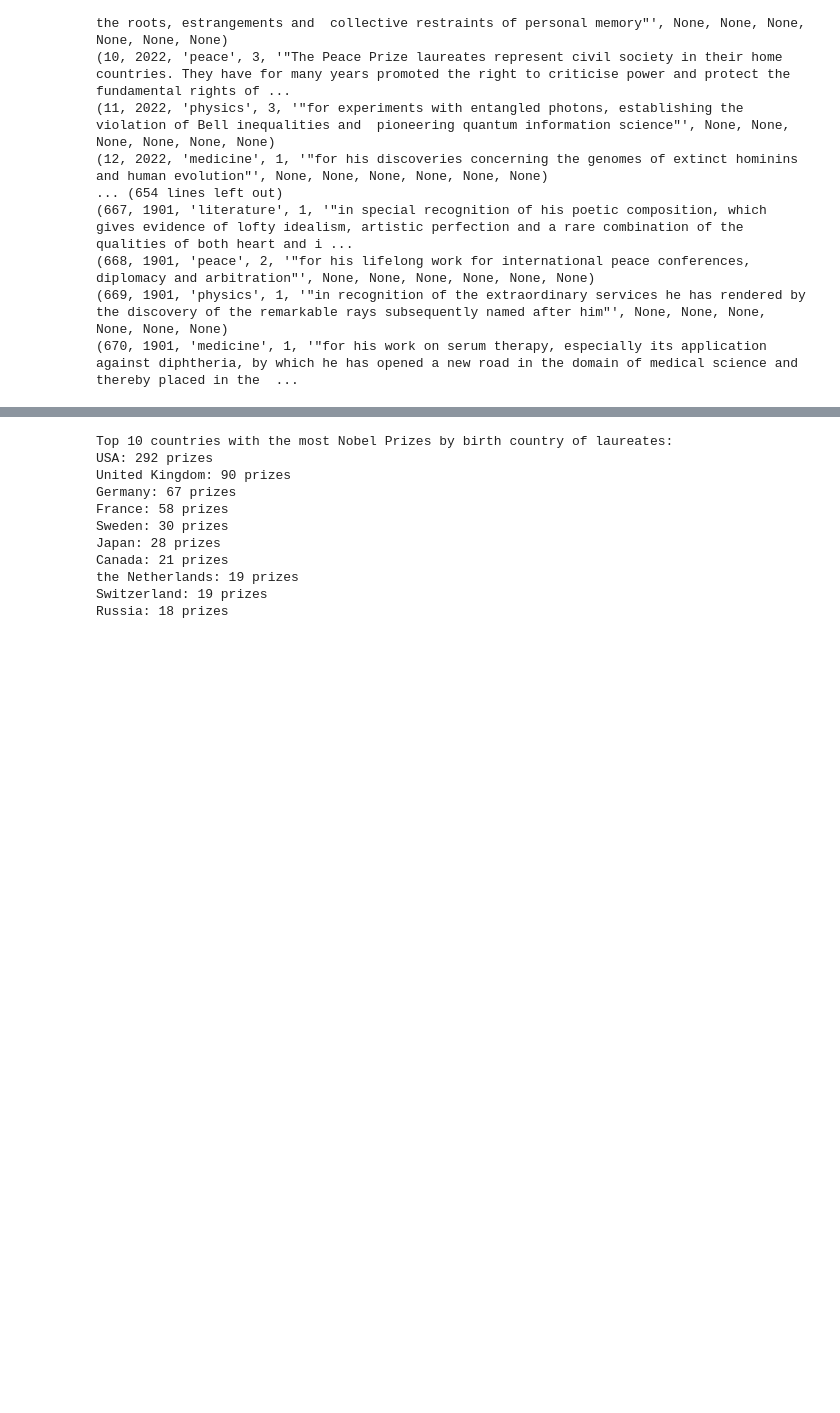
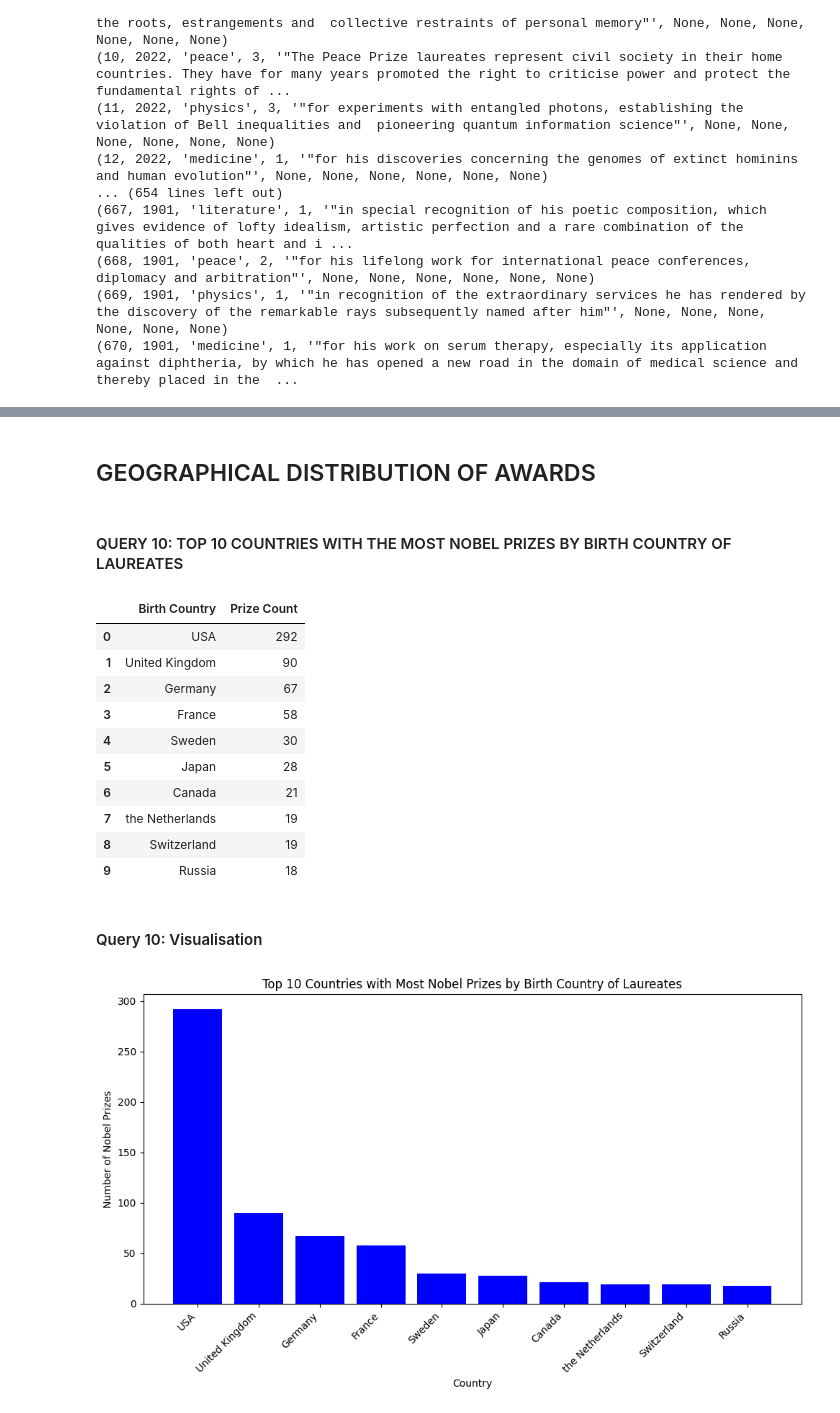
Before and after one commit to anbunambi3108/EMSE6586-FinalProject, a Jupyter notebook: Final Project - SQLite.ipynb, the cells around one changed output, grey strips where cells are left out. Cells and saved outputs as stored; diff of their text form; code cells hidden in the pictures; blank space fills up the shorter version.

```diff
--- a/Final Project - SQLite.ipynb
+++ b/Final Project - SQLite.ipynb
@@ -965,38 +1093,40 @@ for row in rows:
+# %% [markdown]
+## GEOGRAPHICAL DISTRIBUTION OF AWARDS
+# %% [markdown]
+#### QUERY 10: TOP 10 COUNTRIES WITH THE MOST NOBEL PRIZES BY BIRTH COUNTRY OF LAUREATES
 # %%
 #10 Country that won most nobel prize (by birth country of laureates)
 
-# Execute a query to find the top 10 countries that won the most Nobel Prizes by birth country of laureates
+#(Alternative query need to check the output)
 cursor.execute('''
-    SELECT bornCountry AS Birth_Country,
-           COUNT(*) AS Prize_Count
-    FROM (
-        SELECT laureate_id1_bornCountry AS bornCountry FROM Prizes WHERE laureate_id1_bornCountry IS NOT NULL
-        UNION ALL
-        SELECT laureate_id2_bornCountry FROM Prizes WHERE laureate_id2_bornCountry IS NOT NULL
-        UNION ALL
-        SELECT laureate_id3_bornCountry FROM Prizes WHERE laureate_id3_bornCountry IS NOT NULL
-    ) AS All_Laureates
-    GROUP BY bornCountry
-    ORDER BY Prize_Count DESC
-    LIMIT 10
+SELECT L.bornCountry AS Birth_Country, COUNT(*) AS Prize_Count
+FROM Prizes AS P
+JOIN
+Laureates AS L ON L.id IN (P.laureate_id1, P.laureate_id2, P.laureate_id3)
+WHERE L.bornCountry IS NOT NULL
+GROUP BY L.bornCountry
+ORDER BY Prize_Count DESC
+LIMIT 10
+
 ''')
 
 # Fetch and print the result
-rows = cursor.fetchall()
-if rows:
-    print("Top 10 countries with the most Nobel Prizes by birth country of laureates:")
-    for row in rows:
-        birth_country, prize_count = row
-        print(f"{birth_country}: {prize_count} prizes")
+results = cursor.fetchall()
+# Assuming 'rows' contains the fetched results from the database query
+df = pd.DataFrame(results, columns=['Birth Country', 'Prize Count'])
+# Sort the DataFrame for better visualization
+df.sort_values('Prize Count', ascending=False, inplace=True)
+
+df
 # %% [output]
-Top 10 countries with the most Nobel Prizes by birth country of laureates:
-USA: 292 prizes
-United Kingdom: 90 prizes
-Germany: 67 prizes
-France: 58 prizes
-Sweden: 30 prizes
-Japan: 28 prizes
-Canada: 21 prizes
-the Netherlands: 19 prizes
-Switzerland: 19 prizes
-Russia: 18 prizes
+|  | Birth Country | Prize Count |
+| 0 | USA | 292 |
+| 1 | United Kingdom | 90 |
+| 2 | Germany | 67 |
+| 3 | France | 58 |
+| 4 | Sweden | 30 |
+| 5 | Japan | 28 |
+| 6 | Canada | 21 |
+| 7 | the Netherlands | 19 |
+| 8 | Switzerland | 19 |
+| 9 | Russia | 18 |
@@ -1006,0 +1133,16 @@ Russia: 18 prizes
+# %% [markdown]
+#### Query 10: Visualisation
+# %%
+# Create a bar chart
+plt.figure(figsize=(10, 6))  # Customize the size of the figure
+plt.bar(df['Birth Country'], df['Prize Count'], color='blue')
+plt.xlabel('Country')  # X-axis label
+plt.ylabel('Number of Nobel Prizes')  # Y-axis label
+plt.title('Top 10 Countries with Most Nobel Prizes by Birth Country of Laureates')  # Chart title
+plt.xticks(rotation=45, ha='right')  # Rotate country names for better readability
+plt.tight_layout()  # Adjust layout to make room for the rotated x-axis labels
+
+# Show the plot
+plt.show()
+# %% [output]
+[figure, added]
```
Also changed, not shown: parts of 82 cells of this notebook, 1 other file.
